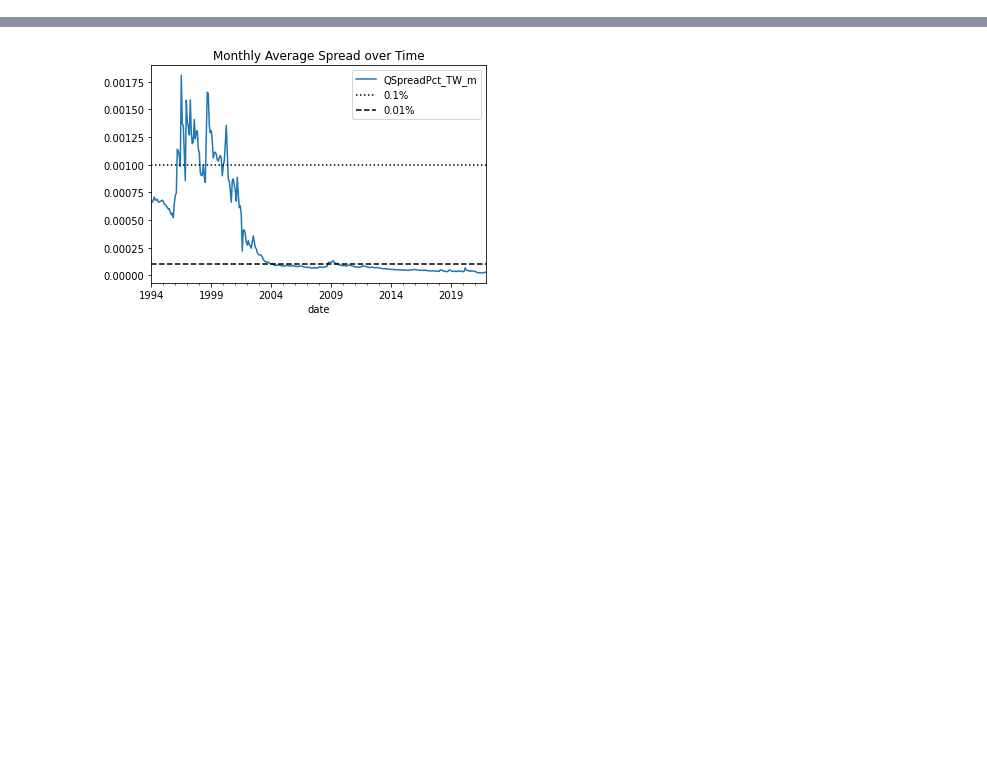
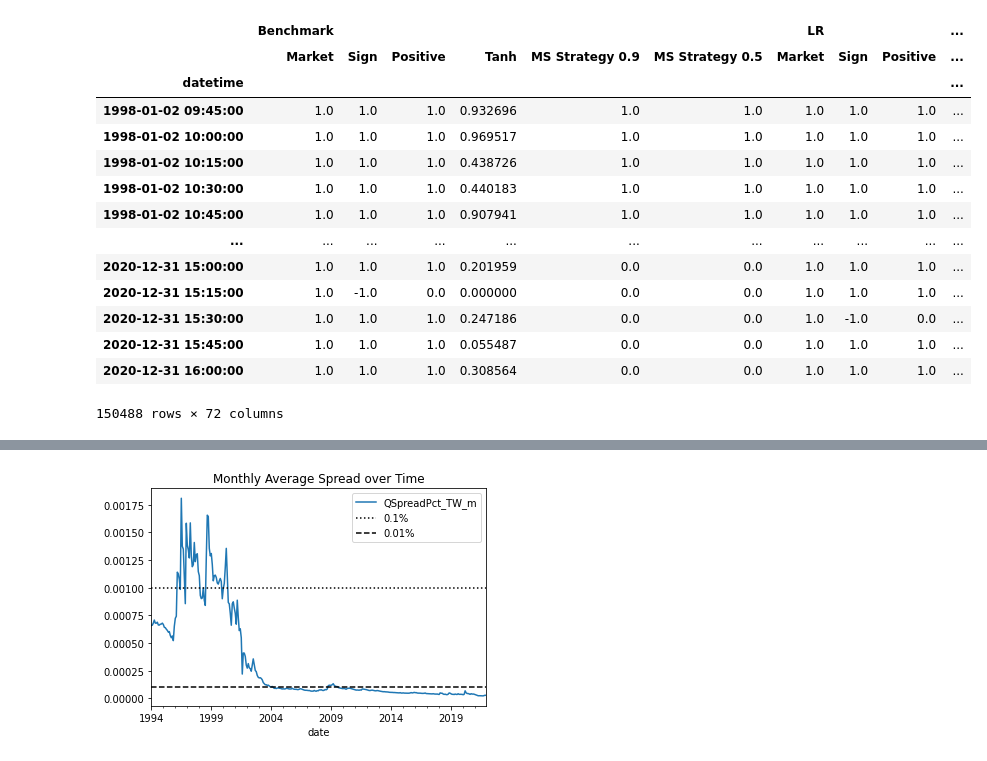
Before and after one commit to B277A/High-Freq-ML, a Jupyter notebook: code/results_analysis/get_trading_results.ipynb, the cells around one changed output, grey strips where cells are left out. Saved outputs shown, nothing was run; the diff lists cells and outputs as text; code cells hidden in the pictures; blank space fills up the shorter version.

```diff
--- a/code/results_analysis/get_trading_results.ipynb
+++ b/code/results_analysis/get_trading_results.ipynb
@@ -96 +79,19 @@ plt.title('Annualized Risk-Free Rate over Time');
+# %%
+oss_weights_all_df
+# %% [output]
+|  | Benchmark |  |  |  |  |  | LR |  |  | ... |
+|  | Market | Sign | Positive | Tanh | MS Strategy 0.9 | MS Strategy 0.5 | Market | Sign | Positive | ... |
+| datetime |  |  |  |  |  |  |  |  |  | ... |
+| 1998-01-02 09:45:00 | 1.0 | 1.0 | 1.0 | 0.932696 | 1.0 | 1.0 | 1.0 | 1.0 | 1.0 | ... |
+| 1998-01-02 10:00:00 | 1.0 | 1.0 | 1.0 | 0.969517 | 1.0 | 1.0 | 1.0 | 1.0 | 1.0 | ... |
+| 1998-01-02 10:15:00 | 1.0 | 1.0 | 1.0 | 0.438726 | 1.0 | 1.0 | 1.0 | 1.0 | 1.0 | ... |
+| 1998-01-02 10:30:00 | 1.0 | 1.0 | 1.0 | 0.440183 | 1.0 | 1.0 | 1.0 | 1.0 | 1.0 | ... |
+| 1998-01-02 10:45:00 | 1.0 | 1.0 | 1.0 | 0.907941 | 1.0 | 1.0 | 1.0 | 1.0 | 1.0 | ... |
+| ... | ... | ... | ... | ... | ... | ... | ... | ... | ... | ... |
+| 2020-12-31 15:00:00 | 1.0 | 1.0 | 1.0 | 0.201959 | 0.0 | 0.0 | 1.0 | 1.0 | 1.0 | ... |
+| 2020-12-31 15:15:00 | 1.0 | -1.0 | 0.0 | 0.000000 | 0.0 | 0.0 | 1.0 | 1.0 | 1.0 | ... |
+| 2020-12-31 15:30:00 | 1.0 | 1.0 | 1.0 | 0.247186 | 0.0 | 0.0 | 1.0 | -1.0 | 0.0 | ... |
+| 2020-12-31 15:45:00 | 1.0 | 1.0 | 1.0 | 0.055487 | 0.0 | 0.0 | 1.0 | 1.0 | 1.0 | ... |
+| 2020-12-31 16:00:00 | 1.0 | 1.0 | 1.0 | 0.308564 | 0.0 | 0.0 | 1.0 | 1.0 | 1.0 | ... |
+150488 rows × 72 columns
 # %% [markdown]
```
Also changed, not shown: parts of 21 cells of this notebook, 2 other files.
